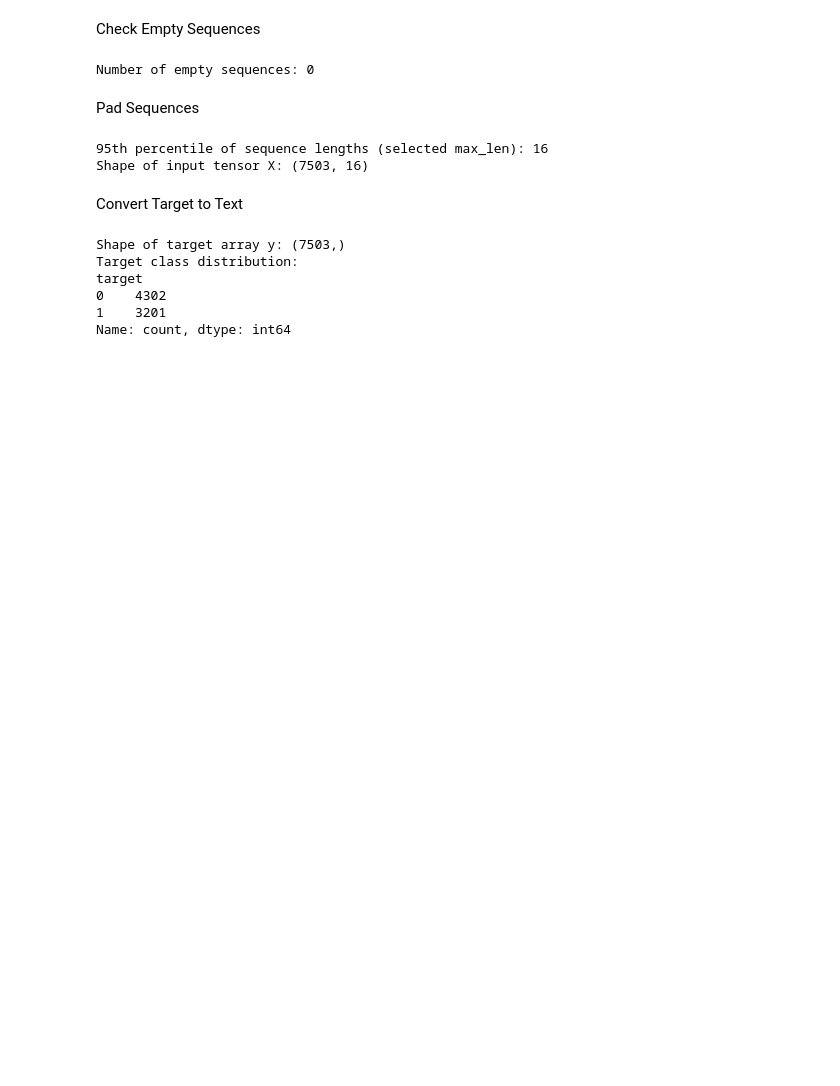
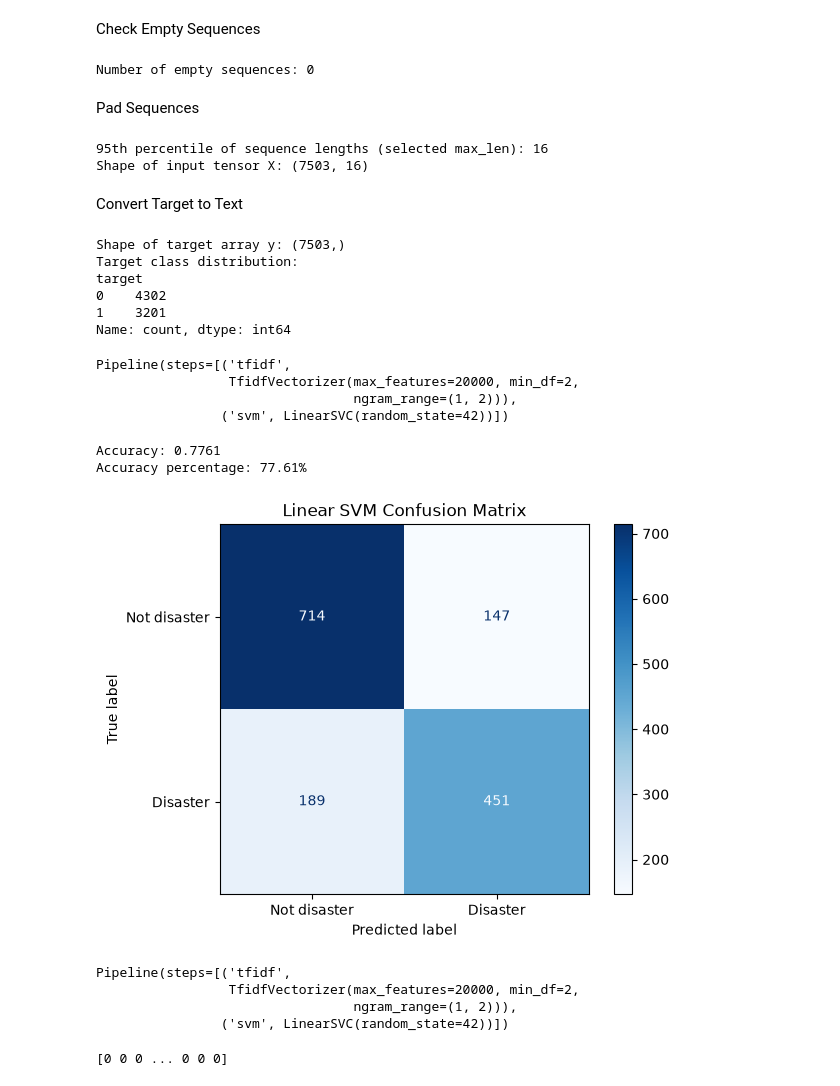
Before and after one commit to University-Projectz/Natural-Language-Processing-Tasks, a Jupyter notebook: Natural-Language-Processing-Task-1/NLP_task1_.ipynb, the cells around one changed output. Cells and saved outputs as stored; diff of their text form; code cells hidden in the pictures; blank space fills up the shorter version.

```diff
--- a/Natural-Language-Processing-Task-1/NLP_task1_.ipynb
+++ b/Natural-Language-Processing-Task-1/NLP_task1_.ipynb
@@ -427,3 +427,68 @@ target
 0    4302
 1    3201
 Name: count, dtype: int64
+# %%
+train_text = df["text"].apply(lambda tokens: " ".join(tokens))
+test_text = test["text"].apply(lambda tokens: " ".join(tokens))
+
+y = df["target"]
+# %%
+X_train, X_valid, y_train, y_valid = train_test_split(
+    train_text,
+    y,
+    test_size=0.2,
+    random_state=42,
+    stratify=y
+)
+# %%
+svm_model = Pipeline([
+    ("tfidf", TfidfVectorizer(
+        max_features=20000,
+        ngram_range=(1, 2),
+        min_df=2
+    )),
+    ("svm", LinearSVC(random_state=42))
+])
+
+svm_model.fit(X_train, y_train)
+# %% [output]
+Pipeline(steps=[('tfidf',
+                 TfidfVectorizer(max_features=20000, min_df=2,
+                                 ngram_range=(1, 2))),
+                ('svm', LinearSVC(random_state=42))])
+# %%
+y_valid_pred = svm_model.predict(X_valid)
+
+accuracy = accuracy_score(y_valid, y_valid_pred)
+
+print(f"Accuracy: {accuracy:.4f}")
+print(f"Accuracy percentage: {accuracy * 100:.2f}%")
+# %% [output]
+Accuracy: 0.7761
+Accuracy percentage: 77.61%
+# %%
+cm = confusion_matrix(y_valid, y_valid_pred)
+
+cm_display = ConfusionMatrixDisplay(
+    confusion_matrix=cm,
+    display_labels=["Not disaster", "Disaster"]
+)
+
+cm_display.plot(cmap="Blues", values_format="d")
+plt.title("Linear SVM Confusion Matrix")
+plt.show()
+# %% [output]
+[figure, added]
+# %%
+svm_model.fit(train_text, y)
+# %% [output]
+Pipeline(steps=[('tfidf',
+                 TfidfVectorizer(max_features=20000, min_df=2,
+                                 ngram_range=(1, 2))),
+                ('svm', LinearSVC(random_state=42))])
+# %%
+test_predictions = svm_model.predict(test_text)
+
+print(test_predictions)
+# %% [output]
+[0 0 0 ... 0 0 0]
```
Also changed, not shown: parts of 16 cells of this notebook.
